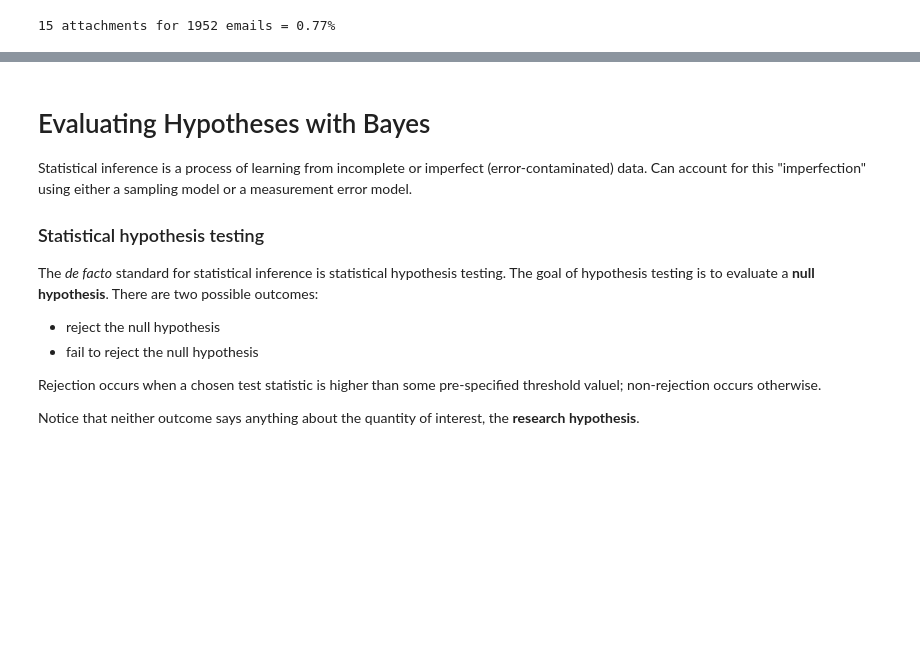
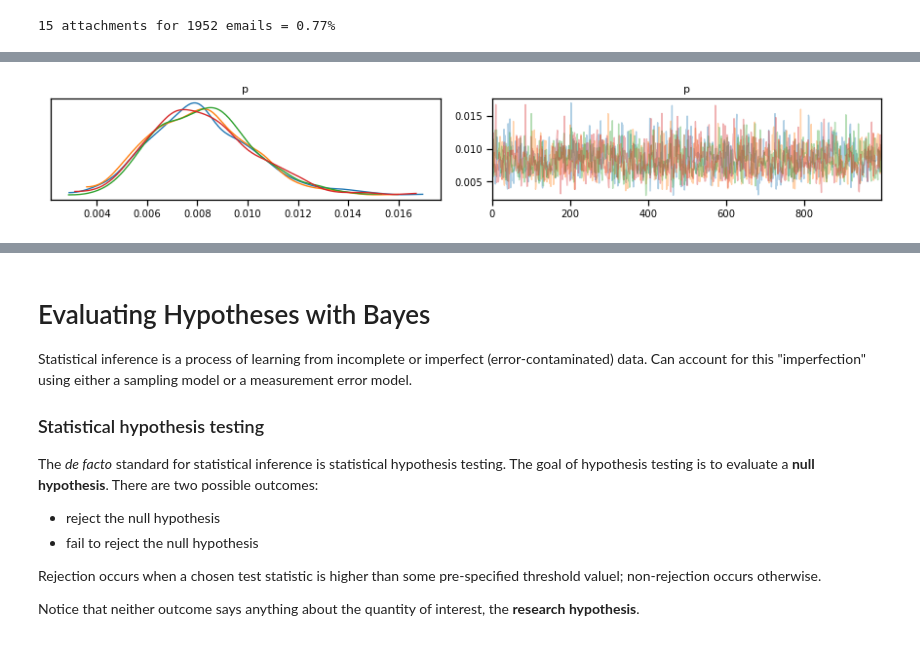
Before and after one commit to Robert-Muil/bayes_course_july2020, a Jupyter notebook: notebooks/Section1_1-Basic_Bayes-ExampleOrgSim.ipynb, the cells around one changed output, grey strips where cells are left out. Cells and saved outputs as stored; diff of their text form; code cells hidden in the pictures; blank space fills up the shorter version.

```diff
--- a/notebooks/Section1_1-Basic_Bayes-ExampleOrgSim.ipynb
+++ b/notebooks/Section1_1-Basic_Bayes-ExampleOrgSim.ipynb
@@ -231,0 +317,3 @@ SyntaxError: invalid syntax (<ipython-input-13-e83dd5e3fa0a>, line 1)
+# %%
+with attachment_model:
+    trace = pm.sample()
@@ -231,0 +328,5 @@ SyntaxError: invalid syntax (<ipython-input-13-e83dd5e3fa0a>, line 1)
+# %%
+with attachment_model:
+    pm.plot_trace(trace)
+# %% [output]
+[figure, added]
```
Also changed, not shown: parts of 50 cells of this notebook.
